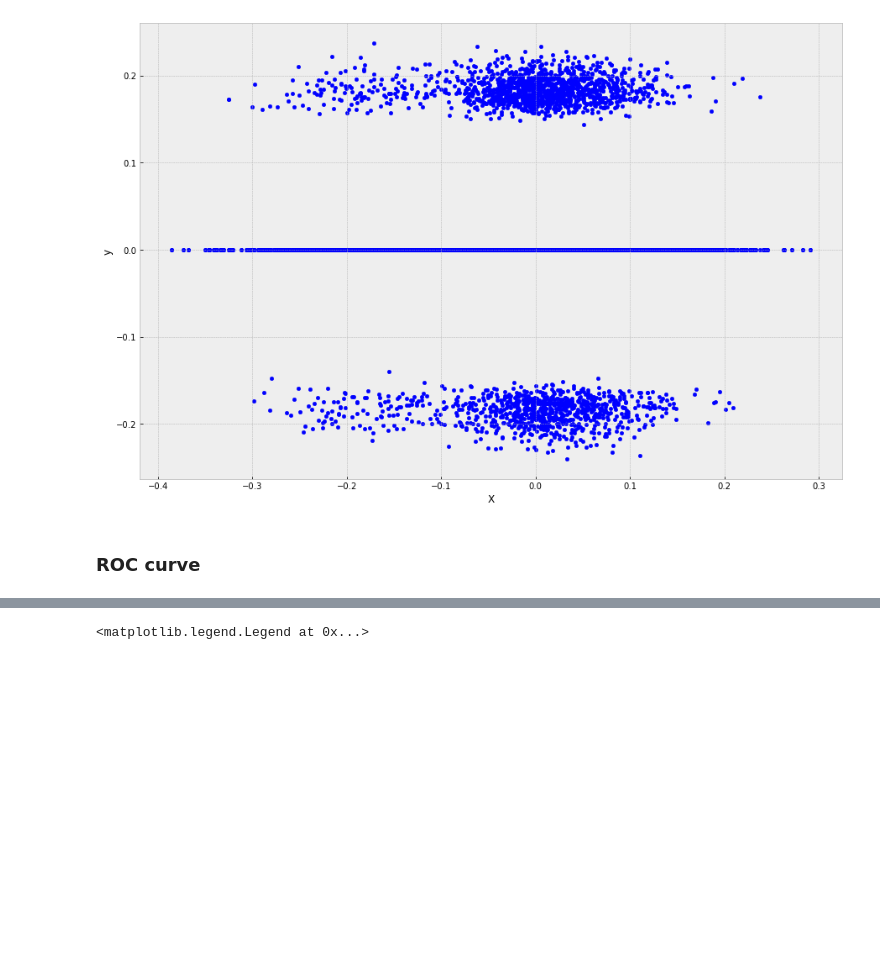
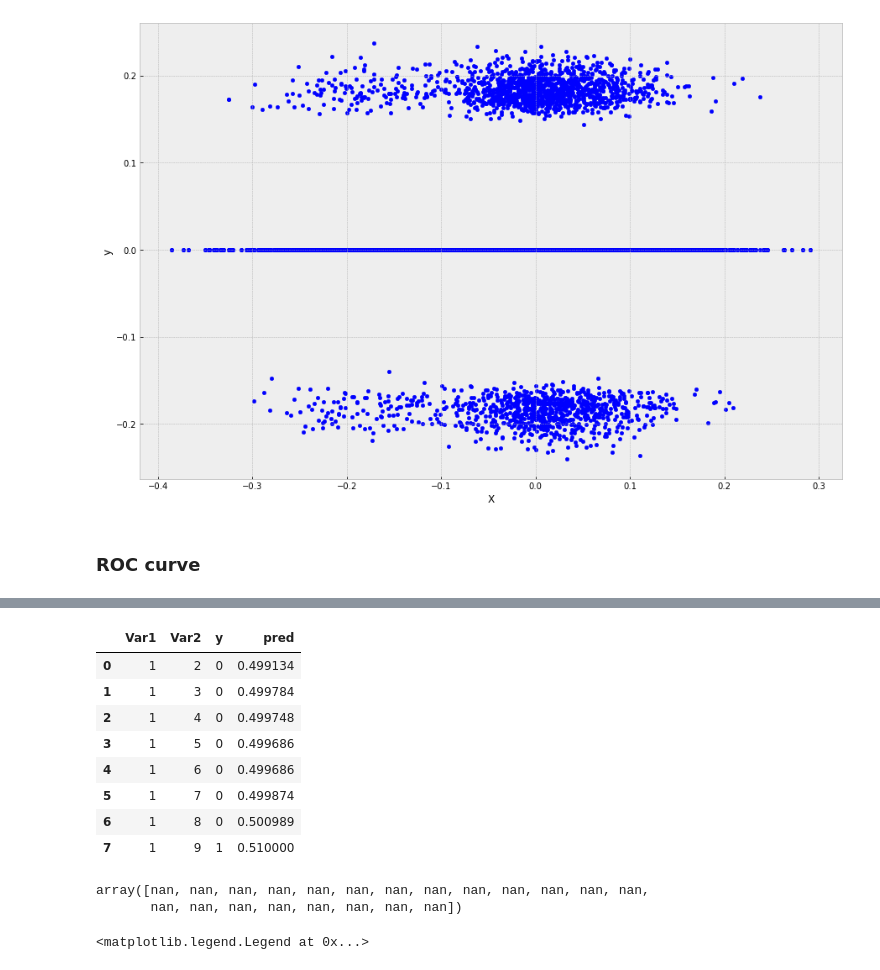
Before and after one commit to dcuoliveira/NN-VAR-Cov-Pred, a Jupyter notebook: src/results_report_class.ipynb, the cells around one changed output, grey strips where cells are left out. Cells and saved outputs as stored; diff of their text form; code cells hidden in the pictures; blank space fills up the shorter version.

```diff
--- a/src/results_report_class.ipynb
+++ b/src/results_report_class.ipynb
@@ -60 +63,15 @@ ffnn_class_1_100_swish_10_50  ->  ar1_150_random  ->  betadgp_covdgp_data
+# %%
+check1.loc[7, "pred"] = 0.51
+# %%
+check1.head(8)
+# %% [output]
+|  | Var1 | Var2 | y | pred |
+| 0 | 1 | 2 | 0 | 0.499134 |
+| 1 | 1 | 3 | 0 | 0.499784 |
+| 2 | 1 | 4 | 0 | 0.499748 |
+| 3 | 1 | 5 | 0 | 0.499686 |
+| 4 | 1 | 6 | 0 | 0.499686 |
+| 5 | 1 | 7 | 0 | 0.499874 |
+| 6 | 1 | 8 | 0 | 0.500989 |
+| 7 | 1 | 9 | 1 | 0.510000 |
 # %%
@@ -63,5 +80,10 @@ fpr, tpr, thresholds = roc_curve(y_true=check1["y"],
                                  pos_label=2)
 roc_auc = auc(fpr, tpr)
+# %%
+tpr
+# %% [output]
+array([nan, nan, nan, nan, nan, nan, nan, nan, nan, nan, nan, nan, nan,
+       nan, nan, nan, nan, nan, nan, nan, nan])
 # %%
 lw = 2
 plt.plot(
```
Also changed, not shown: parts of 4 cells of this notebook, 1 other file.
